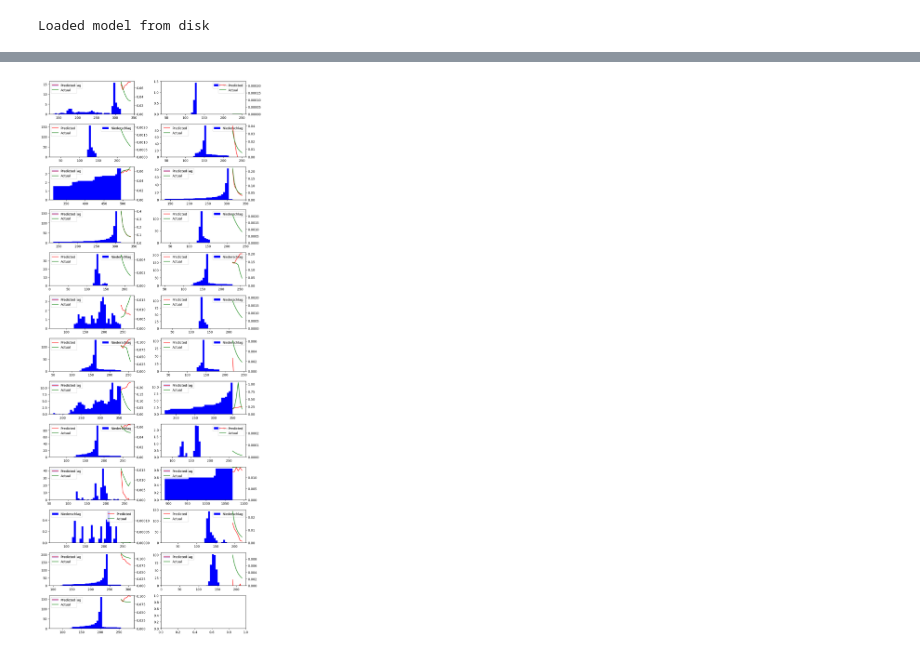
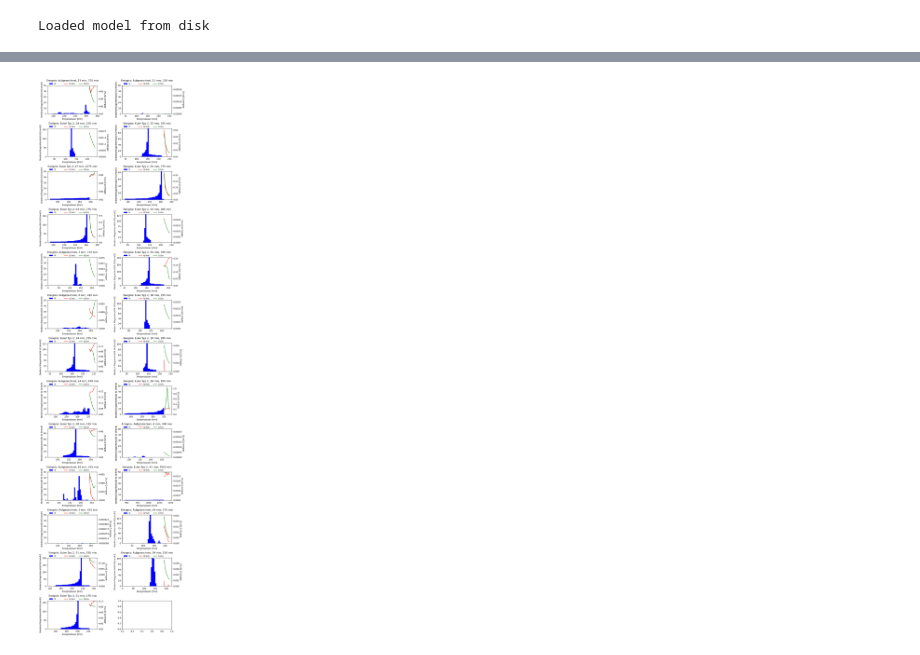
Before and after one commit to FlAlbers/UrbanML, a Jupyter notebook: model_testing.ipynb, the cells around one changed output, grey strips where cells are left out. Saved outputs shown, nothing was run; the diff lists cells and outputs as text; code cells hidden in the pictures.

```diff
--- a/model_testing.ipynb
+++ b/model_testing.ipynb
@@ -167,12 +188,14 @@ array([  5.,  10.,  15.,  20.,  25.,  30.,  35.,  40.,  45.,  50.,  55.,
 # %%
+# make this a function that takes event_data =seq_test[n_sample], event_data_trans, n_seq = n,  interval, delay, p_steps, duration_col
+
 # Specify what the column index of the duration data in the input data is
-duration_col = int(0)
+# duration_col = int(0)
 #retrieve the interval of the time steps
 interval = seq_test[0][0]['interval']
 
 # Create a grid of subplots
 plot_rows = int(len(seq_test_trans)/2+1)
-fig, axs = plt.subplots(plot_rows, 2, figsize=(10, 1*len(seq_test_trans)))
+fig, axs = plt.subplots(plot_rows, 2, figsize=(10, 1.5*len(seq_test_trans)))
 
 # Loop through n_sample
 for n_sample in range(len(seq_test_trans)):
@@ -187,23 +210,15 @@ for n_sample in range(len(seq_test_trans)):
     Predict = model.predict(seq_test_trans[n_sample][1])
     Predict_invert = out_scaler.inverse_transform(Predict)
 
-
     predict_seq = np.column_stack((duration_col,Predict_invert[n]))
-
     actual_seq = np.column_stack((duration_col,seq_test[n_sample][2][n]))
-    # joined_cols = np.array((Predict_invert[n], seq_test[n_sample][2][n], seq_test[n_sample][1][n, :]))
-    # new_array = np.column_stack((Predict_invert[n], seq_test[n_sample][2][n], seq_test[n_sample][1][n, :]))
 
     '''
-    To do: - why is precipitation always min 1
-        - change location of legends
-        - change upper limit of precip
-        - add lable for axis
-        - add title
-        - make it a function
-        - precip axis left
+    To do: - why is precipitation always min 1??
     '''
 
+    # Dictionary of event meta data
+    meta = seq_test[n_sample][0] #'name': sample_name, 'duration': event_duration, 'total precipitation': precip_sum, 'max intensity': max_intensity, 'interval': intervall, 'Ereignis': type
 
 
     # Calculate column index for the subplot. Only important for plot!!
@@ -212,23 +227,30 @@ for n_sample in range(len(seq_test_trans)):
 
     # Create Barplot of Precipitation
     ax1 = axs[n_sample // 2, col_index]
+    ax1.set_title(f"Ereignis: {meta['event type']}, {round(meta['total precipitation'])} mm, {meta['duration']} min", pad=20)
     x = seq_test[n_sample][1][n][:,0]  # Set x-axis values
-    ax1.bar(x, seq_test[n_sample][1][n][:,1], color='blue', label='Niederschlag', width=interval, align='edge')
-    # ax2.bar(seq_test[n_sample][1][n][:,1], color='blue', label='Niederschlag',height=1)
-    ax1.set_ylim(bottom=0)  # Set y-axis to start from zero
-    ax1.legend()
+    ax1.bar(x, seq_test[n_sample][1][n][:,1], color='blue', label='iN', width=interval, align='edge')
+    top_lim = max(max(seq_test[n_sample][1][n][:,1]), 50)
+    ax1.set_ylim(bottom=0, top=top_lim)  # Set y-axis to start from zero
+    ax1.set_ylabel('Niederschlagsintensität iN [mm/h]')
+    ax1.set_xlabel('Ereignisdauer [min]')
+    ax1.legend(loc='upper left', bbox_to_anchor=(0, 1.15), frameon=False, fontsize = 'small')
 
     # Create a twin axis on the right side
     # Plotting the predicted and actual values in the corresponding subplot
     ax2 = ax1.twinx()
-    ax2.plot(predict_seq[:, 0], predict_seq[:, 1], color = 'red', label='Predicted')
-    ax2.plot(actual_seq[:, 0], actual_seq[:, 1], color = 'green', label='Actual')
+    ax2.plot(predict_seq[:, 0], predict_seq[:, 1], color = 'red', label='Q Vorh.')
+    ax2.plot(actual_seq[:, 0], actual_seq[:, 1], color = 'green', label='Q Sim.')
     ax2.set_ylim(bottom=0)  # Set y-axis to start from zero
-    ax2.legend()
+    ax2.set_ylabel('Abfluss Q [m³/s]')
+    ax2.legend(loc='upper left', bbox_to_anchor=(0.3,1.15), frameon=False, ncol = 2, fontsize = 'small')
+
+
+    # ax2.legend(loc=1, borderaxespad=1.)
+    # ax2.add_artist(legend_1)
 
 
 plt.tight_layout()
-
 # Show the plot
 plt.show()
 # %% [output]
@@ -252 +274 @@ plt.show()
-[figure, old version]
+[figure, new version]
```
Also changed, not shown: parts of 7 cells of this notebook, 4 other files.
